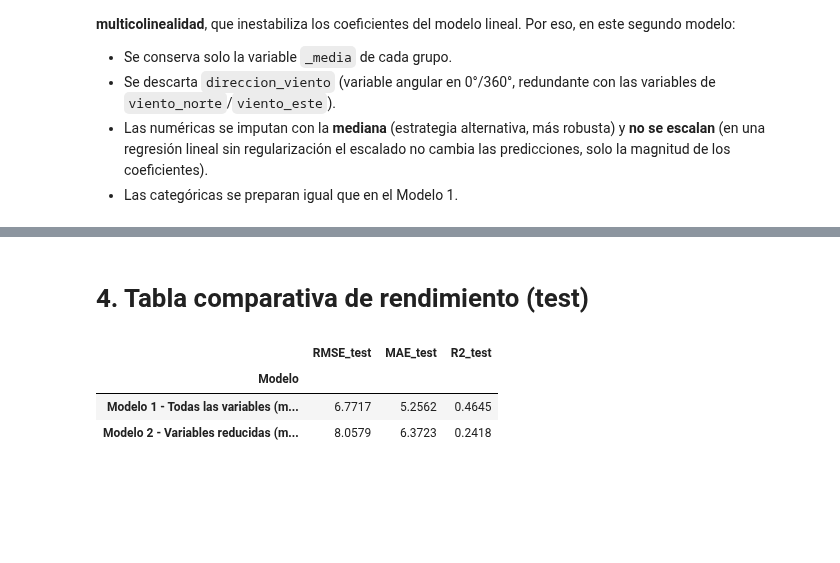
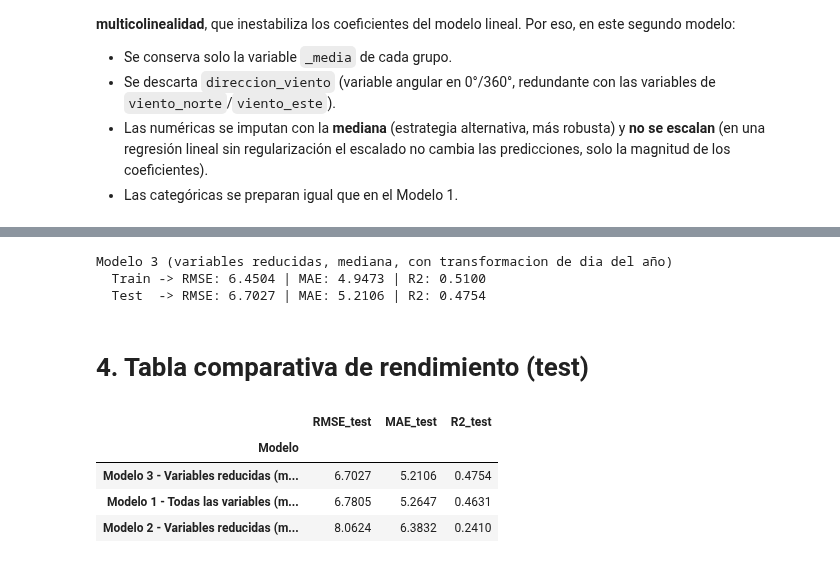
Before and after one commit to Fercho0506/LABS_MACHINE, a Jupyter notebook: LAB_1/Laboratorio_1_Puntos_1a4_ejecutado.ipynb, the cells around one changed output, grey strips where cells are left out. Saved outputs shown, nothing was run; the diff lists cells and outputs as text; code cells hidden in the pictures; blank space fills up the shorter version.

Commit message:
mejoro el test con el modelo 3 un poquito

```diff
--- a/LAB_1/Laboratorio_1_Puntos_1a4_ejecutado.ipynb
+++ b/LAB_1/Laboratorio_1_Puntos_1a4_ejecutado.ipynb
@@ -707,0 +753,6 @@ Modelo 2 (variables reducidas, mediana, sin escalado)
+# %%
+#funcion para realizar transformacion de dia del año con seno
+def transformar_dia_anio_seno(df):
+    df = df.copy()
+    df["dia_del_anio_seno"] = np.sin(2 * np.pi * df["dia_del_anio"] / 365) #esta es la misma transformacion que se hizo en la grafica anterior
+    return df
@@ -707,0 +774,12 @@ Modelo 2 (variables reducidas, mediana, sin escalado)
+# %%
+#hagamos el pipeline con la transformacion de dia del año con seno para modelo 3
+pipeline_m3 = Pipeline(steps=[
+    ('dropper', dropper),
+    ('normalizar_categoricas', corrector_categoricas),
+    ('corregir_rangos', corrector_rangos),
+    ('transformar_dia_anio_seno', FunctionTransformer(transformar_dia_anio_seno)),
+    ('preprocesamiento', preprocessor_m3),  # Usamos el mismo preprocesador que en el modelo 1
+    ('modelo', LinearRegression()),
+])
+
+pipeline_m3
@@ -708,23 +804,47 @@ Modelo 2 (variables reducidas, mediana, sin escalado)
+# %%
+#hacemos el fit del modelo 3
+pipeline_m3.fit(X_train, y_train)
+
+y_train_pred_m3 = pipeline_m3.predict(X_train)
+y_test_pred_m3 = pipeline_m3.predict(X_test)
+
+rmse_train_m3 = np.sqrt(mean_squared_error(y_train, y_train_pred_m3))
+mae_train_m3 = mean_absolute_error(y_train, y_train_pred_m3)
+r2_train_m3 = r2_score(y_train, y_train_pred_m3)
+
+rmse_test_m3 = np.sqrt(mean_squared_error(y_test, y_test_pred_m3))
+mae_test_m3 = mean_absolute_error(y_test, y_test_pred_m3)
+r2_test_m3 = r2_score(y_test, y_test_pred_m3)
+
+print('Modelo 3 (variables reducidas, mediana, con transformacion de dia del año)')
+print(f'  Train -> RMSE: {rmse_train_m3:.4f} | MAE: {mae_train_m3:.4f} | R2: {r2_train_m3:.4f}')
+print(f'  Test  -> RMSE: {rmse_test_m3:.4f} | MAE: {mae_test_m3:.4f} | R2: {r2_test_m3:.4f}')
+# %% [output]
+Modelo 3 (variables reducidas, mediana, con transformacion de dia del año)
+  Train -> RMSE: 6.4504 | MAE: 4.9473 | R2: 0.5100
+  Test  -> RMSE: 6.7027 | MAE: 5.2106 | R2: 0.4754
 # %% [markdown]
 # 4. Tabla comparativa de rendimiento (test)
 # %%
 tabla_comparativa = pd.DataFrame({
     'Modelo': [
         'Modelo 1 - Todas las variables (media + escalado)',
         'Modelo 2 - Variables reducidas (mediana, sin escalado)',
+        'Modelo 3 - Variables reducidas (mediana, con transformacion de dia del año)'
     ],
-    'RMSE_test': [rmse_test_m1, rmse_test_m2],
-    'MAE_test': [mae_test_m1, mae_test_m2],
-    'R2_test': [r2_test_m1, r2_test_m2],
+    'RMSE_test': [rmse_test_m1, rmse_test_m2, rmse_test_m3],
+    'MAE_test': [mae_test_m1, mae_test_m2, mae_test_m3],
+    'R2_test': [r2_test_m1, r2_test_m2, r2_test_m3],
 }).set_index('Modelo')
 
 tabla_comparativa = tabla_comparativa.sort_values('RMSE_test')
 tabla_comparativa.round(4)
 # %% [output]
 |  | RMSE_test | MAE_test | R2_test |
 | Modelo |  |  |  |
-| Modelo 1 - Todas las variables (m... | 6.7717 | 5.2562 | 0.4645 |
-| Modelo 2 - Variables reducidas (m... | 8.0579 | 6.3723 | 0.2418 |
+| Modelo 3 - Variables reducidas (m... | 6.7027 | 5.2106 | 0.4754 |
+| Modelo 1 - Todas las variables (m... | 6.7805 | 5.2647 | 0.4631 |
+| Modelo 2 - Variables reducidas (m... | 8.0624 | 6.3832 | 0.2410 |
 # %%
 mejor_modelo = tabla_comparativa.index[0]
 print(f'Mejor modelo segun RMSE en test: {mejor_modelo}')
```
Also changed, not shown: parts of 15 cells of this notebook.
